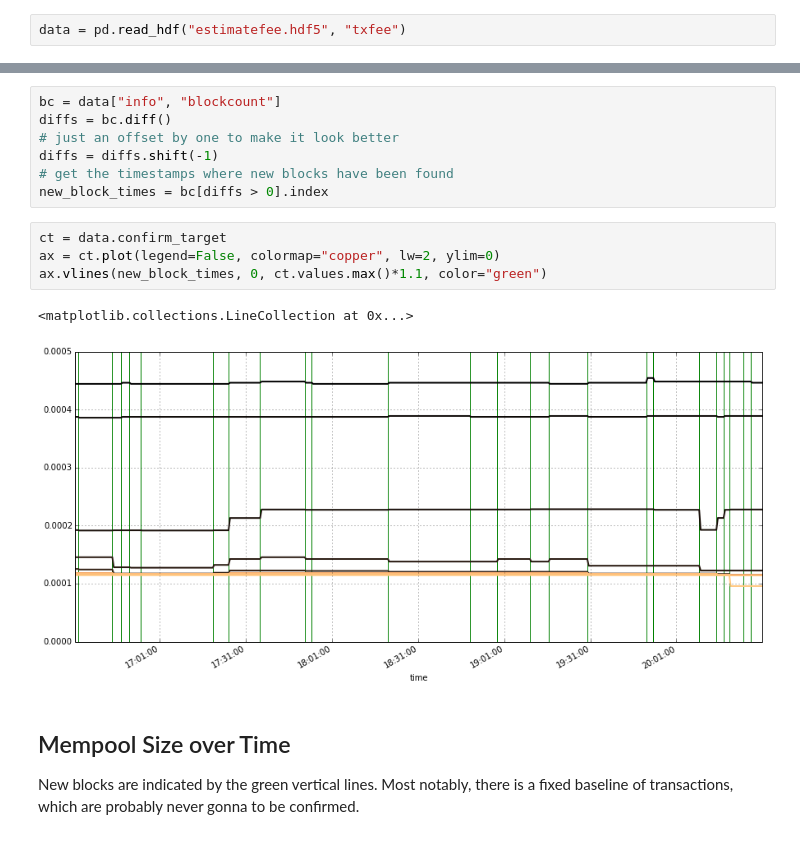
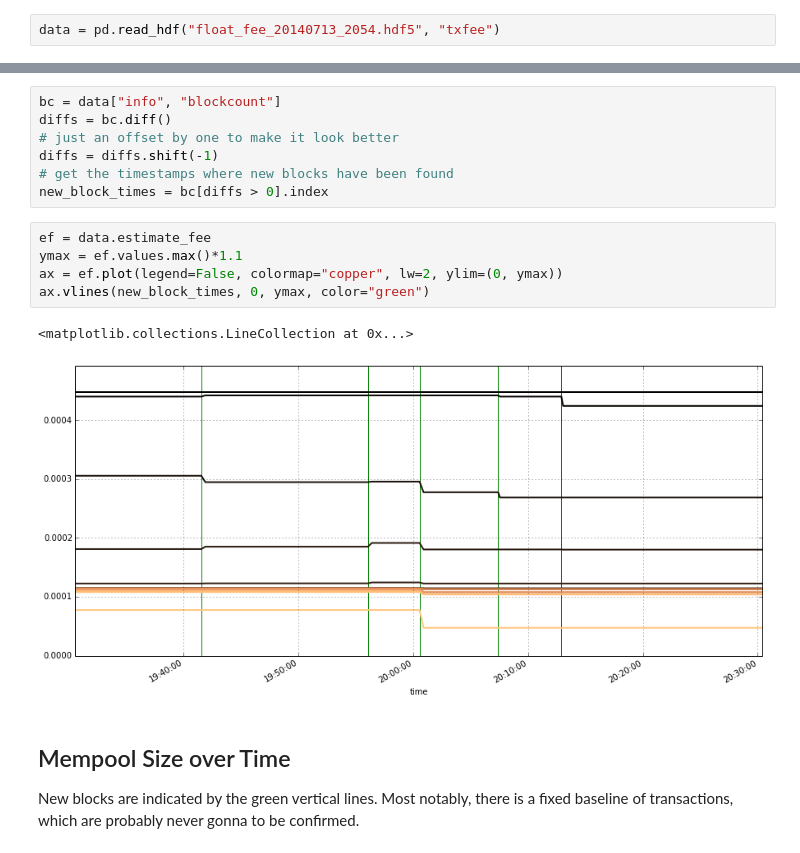
Before and after one commit to haraldschilly/bitcoin-floating-fee-statistics, a Jupyter notebook: estimatefee.ipynb, the cells around one changed output, grey strips where cells are left out. Cells and saved outputs as stored; diff of their text form.

```diff
--- a/estimatefee.ipynb
+++ b/estimatefee.ipynb
@@ -144,5 +157,5 @@ Reload it (not necessary)
 # %%
-data = pd.read_hdf("estimatefee.hdf5", "txfee")
+data = pd.read_hdf("float_fee_20140713_2054.hdf5", "txfee")
 # %% [markdown]
 ## Estimated Fees over Time
 
@@ -155,12 +168,13 @@ diffs = diffs.shift(-1)
 # get the timestamps where new blocks have been found
 new_block_times = bc[diffs > 0].index
 # %%
-ct = data.confirm_target
-ax = ct.plot(legend=False, colormap="copper", lw=2, ylim=0)
-ax.vlines(new_block_times, 0, ct.values.max()*1.1, color="green")
+ef = data.estimate_fee
+ymax = ef.values.max()*1.1
+ax = ef.plot(legend=False, colormap="copper", lw=2, ylim=(0, ymax))
+ax.vlines(new_block_times, 0, ymax, color="green")
 # %% [output]
 <matplotlib.collections.LineCollection at 0x...>
-[figure, old version]
+[figure, new version]
 # %% [markdown]
 ## Mempool Size over Time
 
```
Also changed, not shown: parts of 16 cells of this notebook, 1 other file.
